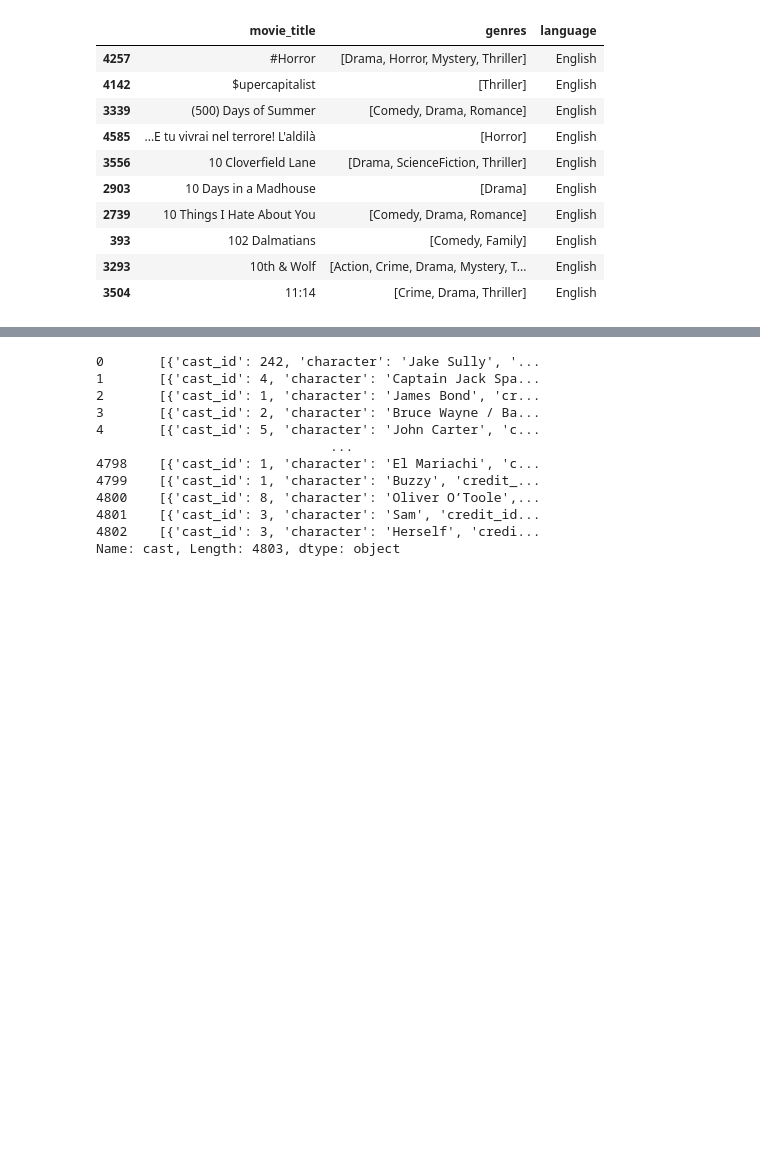
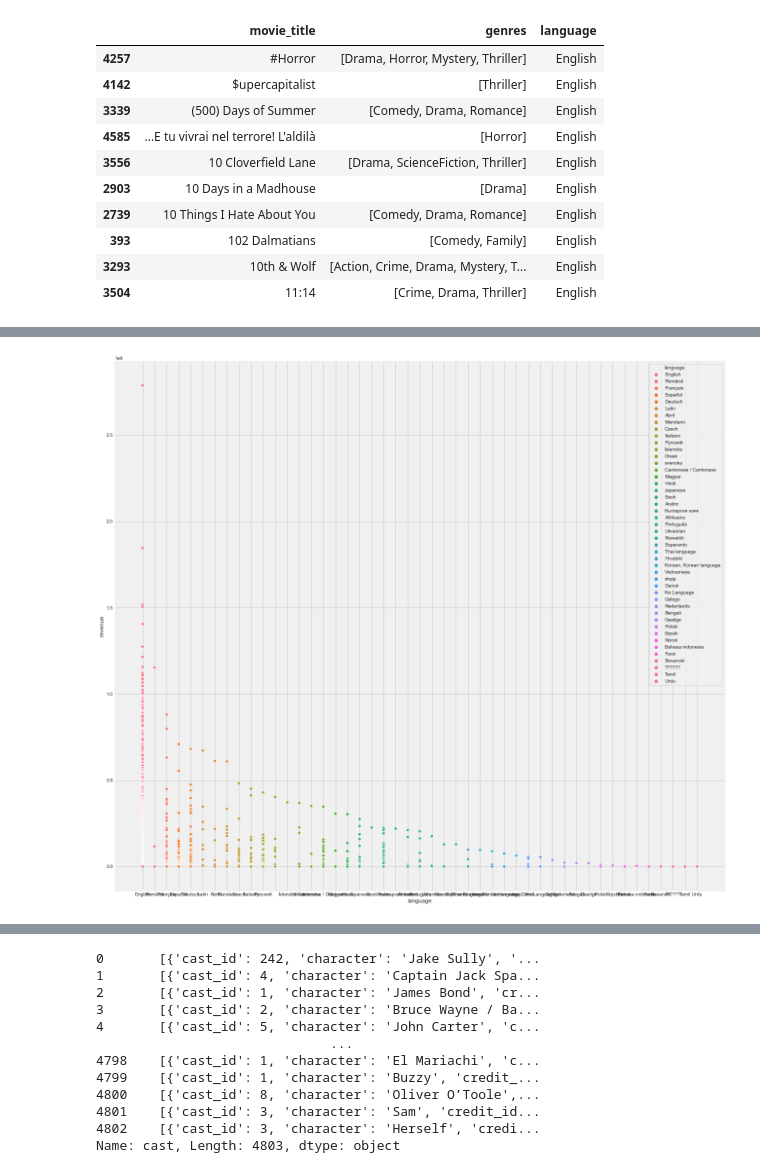
Before and after one commit to HamoyeHQ/g03-movie-analysis, a Jupyter notebook: EDA/TMDB-5000-Movie-Dataset-EDA.ipynb, the cells around one changed output, grey strips where cells are left out. Cells and saved outputs as stored; diff of their text form; code cells hidden in the pictures; blank space fills up the shorter version.

```diff
--- a/EDA/TMDB-5000-Movie-Dataset-EDA.ipynb
+++ b/EDA/TMDB-5000-Movie-Dataset-EDA.ipynb
@@ -665,0 +862,11 @@ df_init
+# %%
+# Top 15 language and it's movies with the highest Revenue
+df_movies = df_initial['movie_title']
+df_lang = df_initial['language']
+df_budget = df_initial['budget']
+df_revenue = df_initial['revenue']
+
+big_data_lang = pd.DataFrame(pd.concat([df_movies, df_lang, df_budget, df_revenue], names=['movies_title', 'language', 'budget', 'revenue'], \
+                                 sort=True, axis=1))
+big_data_lang = big_data_lang.sort_values(by=["revenue"], ascending=False)
+big_data_lang[:15]
@@ -665,0 +893,7 @@ df_init
+# %%
+plt.figure(figsize=(20,20))
+sns.scatterplot(data = big_data_lang, x = "language", y = "revenue", hue = "language")
+
+plt.show()
+# %% [output]
+[figure, added]
```
Also changed, not shown: parts of 79 cells of this notebook.
